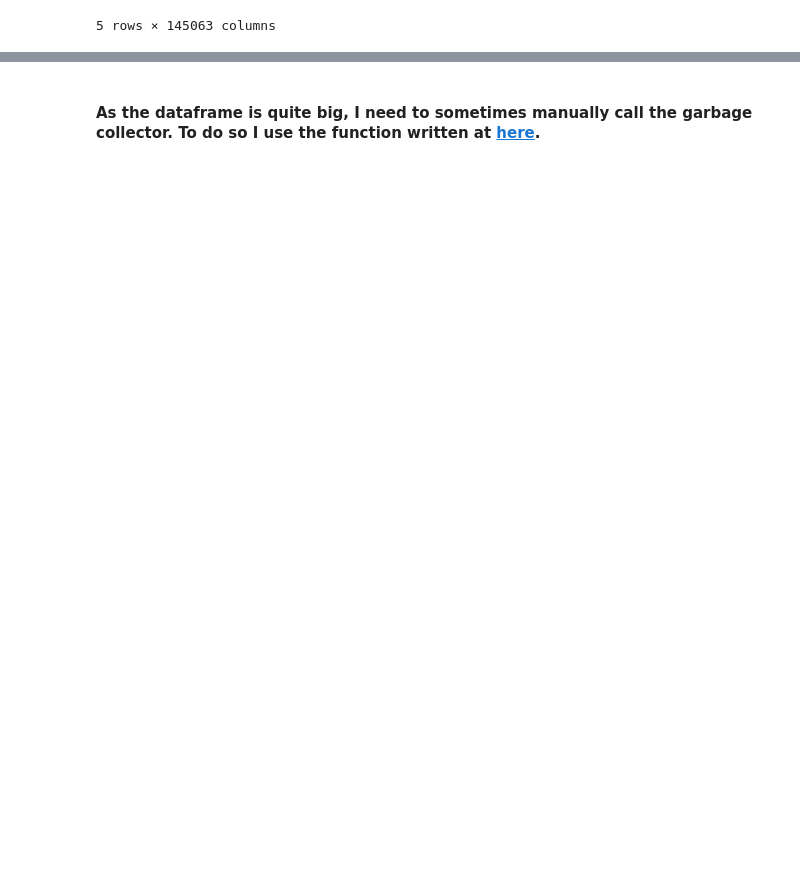
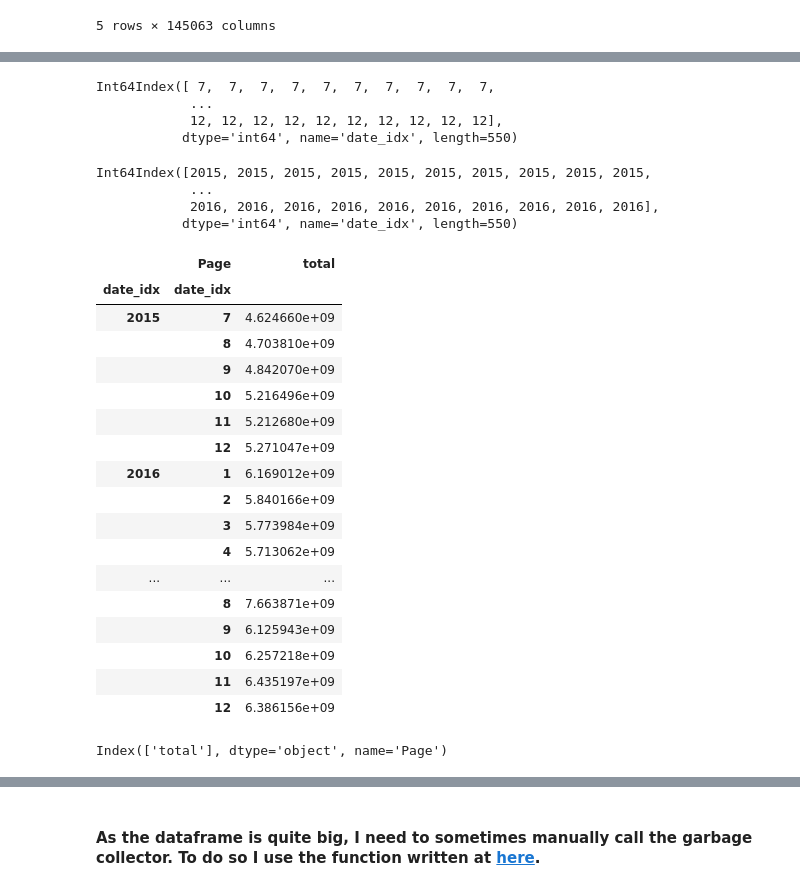
Before and after one commit to ErfanEbrahimiBazaz/web_traffic_prediction, a Jupyter notebook: timeseries.ipynb, the cells around one changed output, grey strips where cells are left out. Cells and saved outputs as stored; diff of their text form; code cells hidden in the pictures; blank space fills up the shorter version.

```diff
--- a/timeseries.ipynb
+++ b/timeseries.ipynb
@@ -198,0 +317,41 @@ df[['2NE1_zh.wikipedia.org_all-access_spider']]
+# %%
+df_final.index.month
+# %% [output]
+Int64Index([ 7,  7,  7,  7,  7,  7,  7,  7,  7,  7,
+            ...
+            12, 12, 12, 12, 12, 12, 12, 12, 12, 12],
+           dtype='int64', name='date_idx', length=550)
+# %%
+df_final.index.year
+# %% [output]
+Int64Index([2015, 2015, 2015, 2015, 2015, 2015, 2015, 2015, 2015, 2015,
+            ...
+            2016, 2016, 2016, 2016, 2016, 2016, 2016, 2016, 2016, 2016],
+           dtype='int64', name='date_idx', length=550)
+# %%
+df_tmp2 = df_final.groupby(by=[df_final.index.year, df_final.index.month], sort=True, squeeze=True).sum()
+df_tmp2
+# .sort(by=df_final.index.year)
+# %% [output]
+|  | Page | total |
+| date_idx | date_idx |  |
+| 2015 | 7 | 4.624660e+09 |
+|  | 8 | 4.703810e+09 |
+|  | 9 | 4.842070e+09 |
+|  | 10 | 5.216496e+09 |
+|  | 11 | 5.212680e+09 |
+|  | 12 | 5.271047e+09 |
+| 2016 | 1 | 6.169012e+09 |
+|  | 2 | 5.840166e+09 |
+|  | 3 | 5.773984e+09 |
+|  | 4 | 5.713062e+09 |
+| ... | ... | ... |
+|  | 8 | 7.663871e+09 |
+|  | 9 | 6.125943e+09 |
+|  | 10 | 6.257218e+09 |
+|  | 11 | 6.435197e+09 |
+|  | 12 | 6.386156e+09 |
+# %%
+df_tmp2.columns
+# %% [output]
+Index(['total'], dtype='object', name='Page')
```
Also changed, not shown: parts of 36 cells of this notebook.
